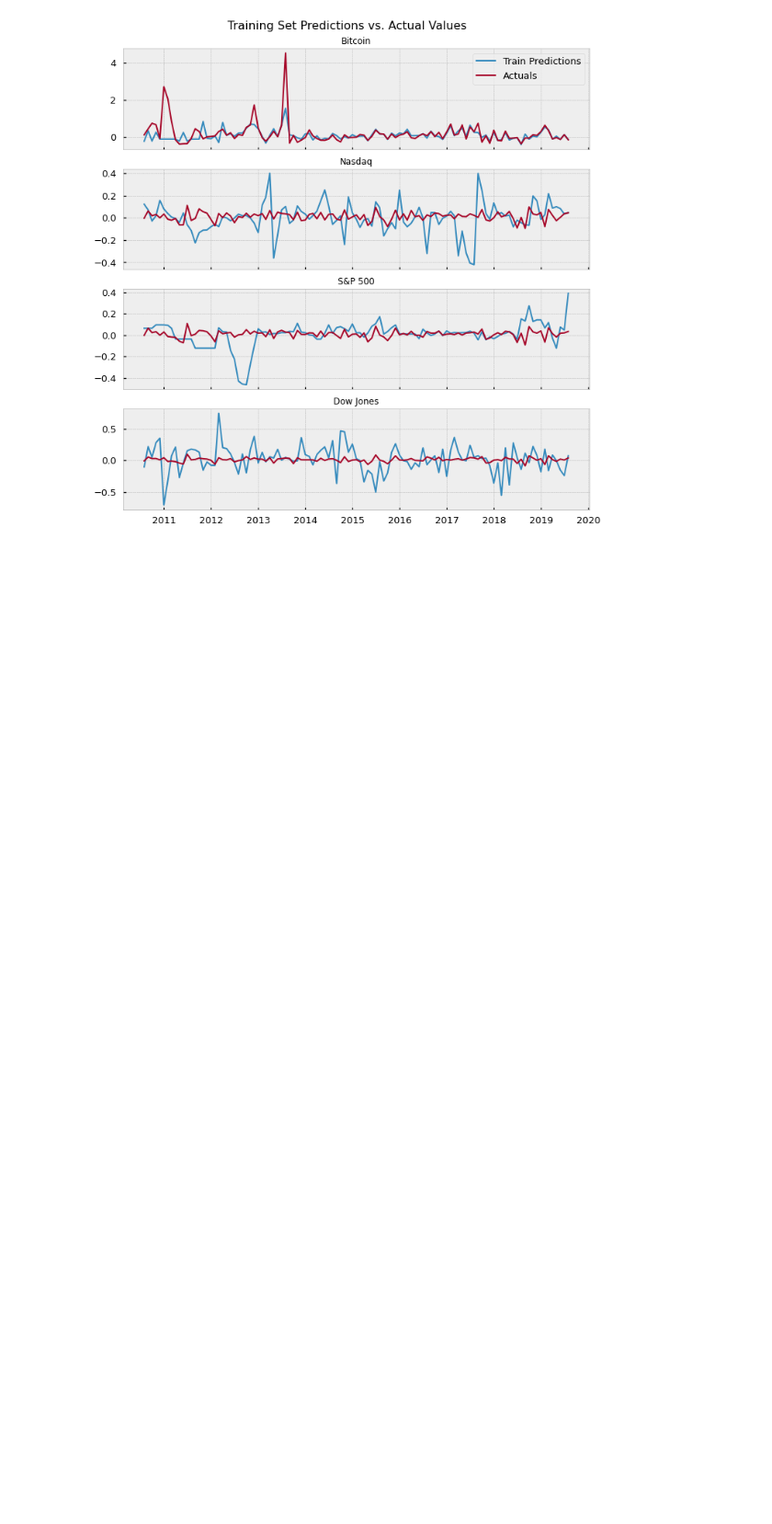
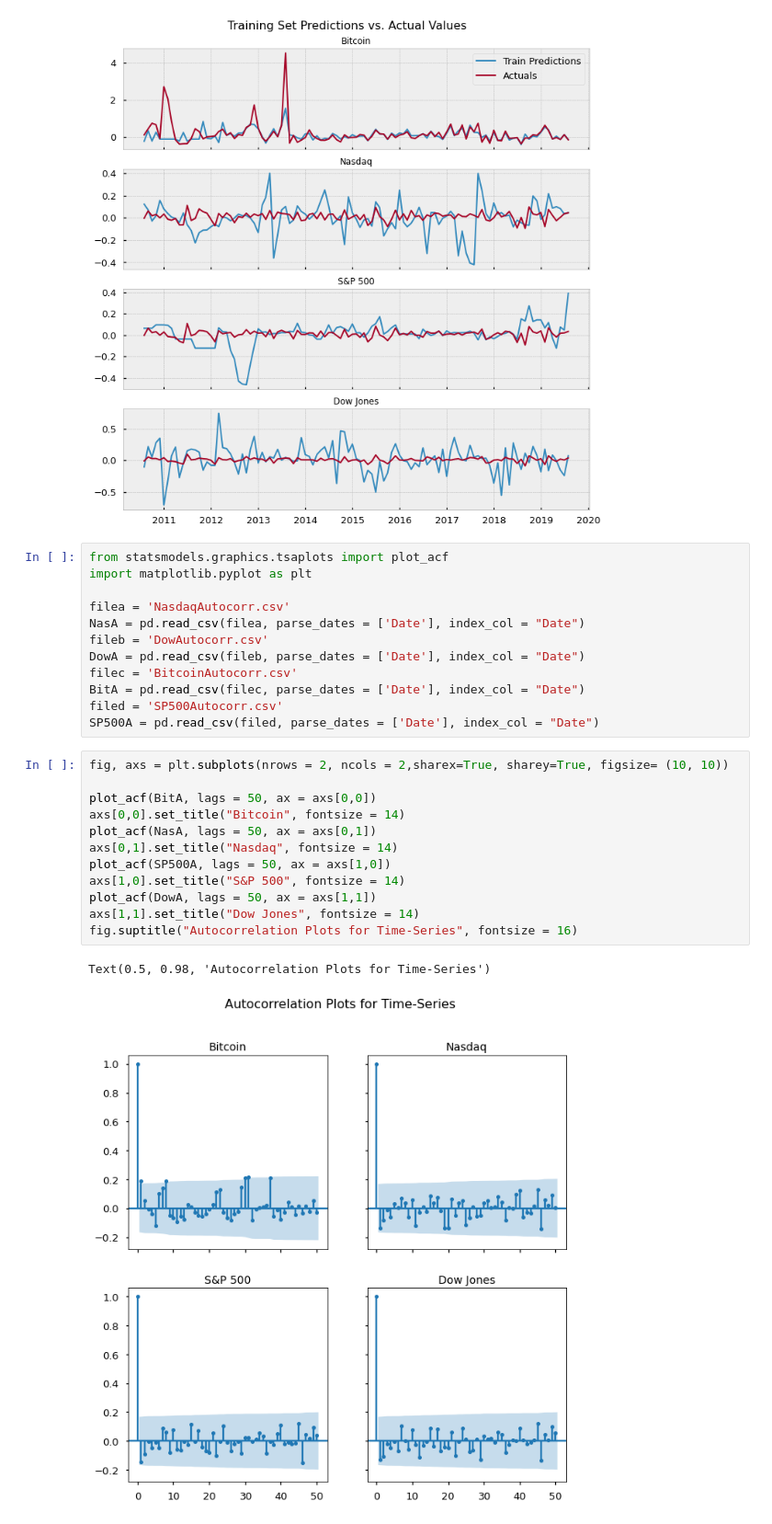
Before and after one commit to willhunter113/Bitcoin-Determinate-Analysis, a Jupyter notebook: Final Plots/FinalPlots.ipynb, the cells around one changed output. Shown at 92% size. Drawn from its saved outputs; the diff is of its cells as text; blank space fills up the shorter version.

```diff
--- a/FinalPlots.ipynb
+++ b/Final Plots/FinalPlots.ipynb
@@ -53,3 +53,30 @@ with plt.style.context('bmh'):
 fig.savefig('TrainPlot.png')
 # %% [output]
 [figure]
+# %%
+from statsmodels.graphics.tsaplots import plot_acf
+import matplotlib.pyplot as plt
+
+filea = 'NasdaqAutocorr.csv'
+NasA = pd.read_csv(filea, parse_dates = ['Date'], index_col = "Date")
+fileb = 'DowAutocorr.csv'
+DowA = pd.read_csv(fileb, parse_dates = ['Date'], index_col = "Date")
+filec = 'BitcoinAutocorr.csv'
+BitA = pd.read_csv(filec, parse_dates = ['Date'], index_col = "Date")
+filed = 'SP500Autocorr.csv'
+SP500A = pd.read_csv(filed, parse_dates = ['Date'], index_col = "Date")
+# %%
+fig, axs = plt.subplots(nrows = 2, ncols = 2,sharex=True, sharey=True, figsize= (10, 10))
+
+plot_acf(BitA, lags = 50, ax = axs[0,0])
+axs[0,0].set_title("Bitcoin", fontsize = 14)
+plot_acf(NasA, lags = 50, ax = axs[0,1])
+axs[0,1].set_title("Nasdaq", fontsize = 14)
+plot_acf(SP500A, lags = 50, ax = axs[1,0])
+axs[1,0].set_title("S&P 500", fontsize = 14)
+plot_acf(DowA, lags = 50, ax = axs[1,1])
+axs[1,1].set_title("Dow Jones", fontsize = 14)
+fig.suptitle("Autocorrelation Plots for Time-Series", fontsize = 16)
+# %% [output]
+Text(0.5, 0.98, 'Autocorrelation Plots for Time-Series')
+[figure, added]
```
Also changed, not shown: parts of 2 cells of this notebook, 37 other files.
